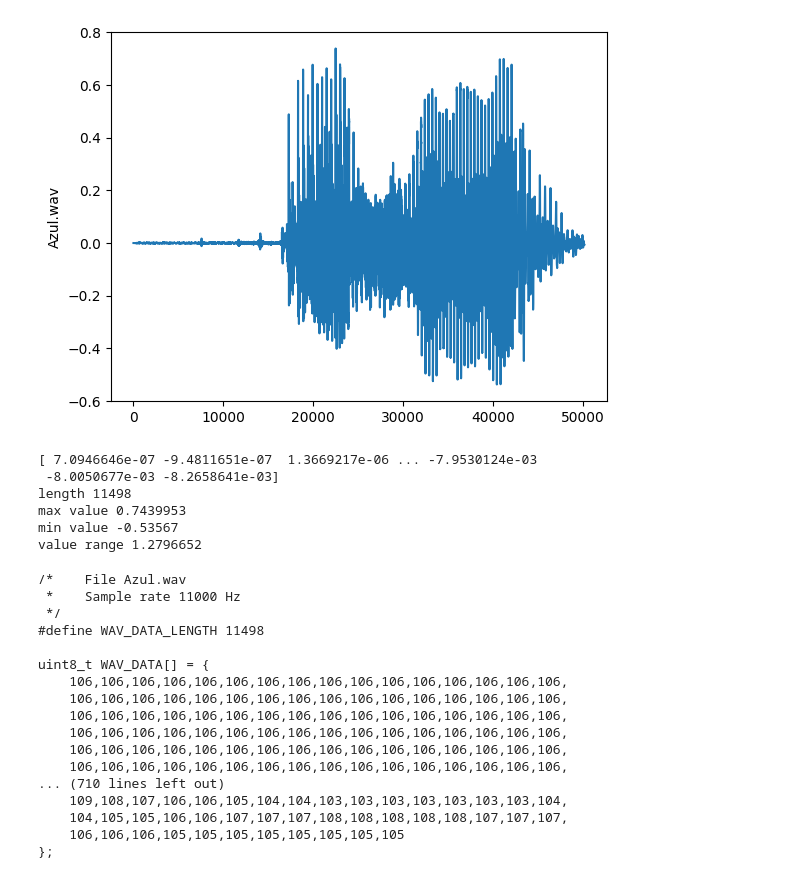
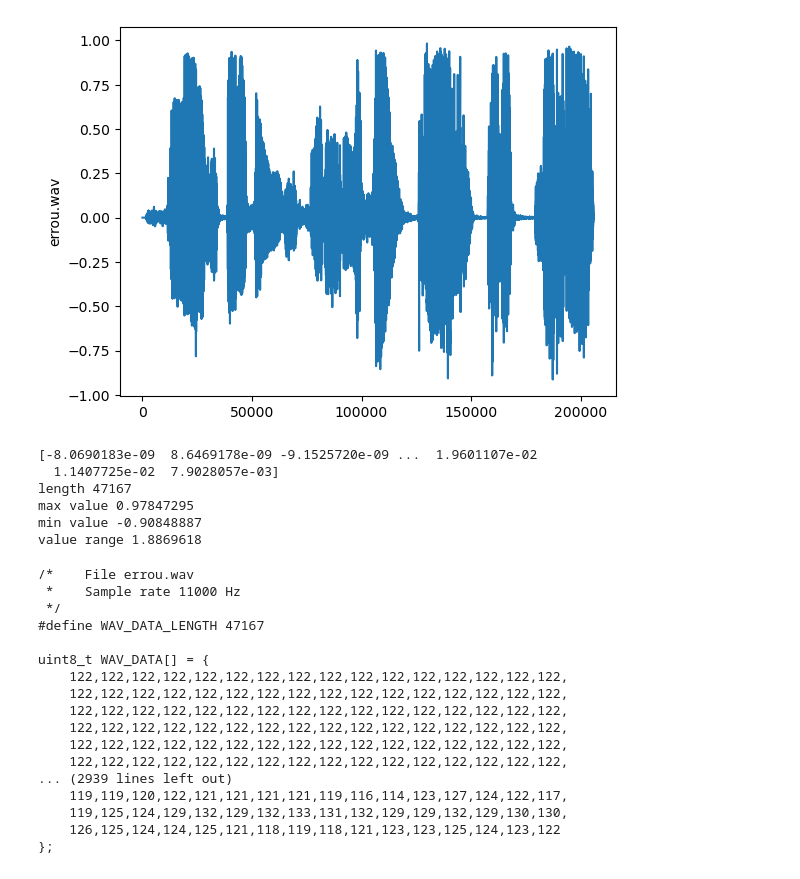
Before and after one commit to insper-classroom/26a-emb-aps-1-dragonball, a Jupyter notebook: Raspberry Pi Pico PWM Wave File Converter.ipynb, the cells around one changed output. Cells and saved outputs as stored; diff of their text form; code cells hidden in the pictures.

```diff
--- a/Raspberry Pi Pico PWM Wave File Converter.ipynb
+++ b/Raspberry Pi Pico PWM Wave File Converter.ipynb
@@ -1,17 +1,17 @@
 # %%
 import soundfile as sf
 import matplotlib.pyplot as plt
 
-soundfile = 'Azul.wav'
+soundfile = 'errou.wav'
 data_in, datasamplerate = sf.read(soundfile)
 # This means stereo so extract one channel 0
 if len(data_in.shape)>1:
     data_in = data_in[:,0]
 plt.plot(data_in)
 plt.ylabel(soundfile)
 plt.show()
 # %% [output]
-[figure, old version]
+[figure, new version]
 # %%
 import samplerate
 converter = 'sinc_best'  # or 'sinc_fastest', ...
@@ -27,12 +27,12 @@ print("min value", min(data_out))
 vrange = (maxValue - minValue)
 print("value range", vrange)
 # %% [output]
-[ 7.0946646e-07 -9.4811651e-07  1.3669217e-06 ... -7.9530124e-03
- -8.0050677e-03 -8.2658641e-03]
-length 11498
-max value 0.7439953
-min value -0.53567
-value range 1.2796652
+[-8.0690183e-09  8.6469178e-09 -9.1525720e-09 ...  1.9601107e-02
+  1.1407725e-02  7.9028057e-03]
+length 47167
+max value 0.97847295
+min value -0.90848887
+value range 1.8869618
 # %%
 m68code = "/*    File "+soundfile+ "\r\n *    Sample rate "+str(int(desired_sample_rate)) +" Hz\r\n */\r\n"
 m68code += "#define WAV_DATA_LENGTH "+str(len(data_out))+" \r\n\r\n"
@@ -64,20 +64,20 @@ end_value = int( (firstvalue + lastvalue) / 2)
 m68code+=str(end_value)+'    \r\n};'
 print(m68code)
 # %% [output]
-/*    File Azul.wav
+/*    File errou.wav
  *    Sample rate 11000 Hz
  */
-#define WAV_DATA_LENGTH 11498
+#define WAV_DATA_LENGTH 47167
 
 uint8_t WAV_DATA[] = {
-    106,106,106,106,106,106,106,106,106,106,106,106,106,106,106,106,
-    106,106,106,106,106,106,106,106,106,106,106,106,106,106,106,106,
-    106,106,106,106,106,106,106,106,106,106,106,106,106,106,106,106,
-    106,106,106,106,106,106,106,106,106,106,106,106,106,106,106,106,
-    106,106,106,106,106,106,106,106,106,106,106,106,106,106,106,106,
-    106,106,106,106,106,106,106,106,106,106,106,106,106,106,106,106,
-... (710 lines left out)
-    109,108,107,106,106,105,104,104,103,103,103,103,103,103,103,104,
-    104,105,105,106,106,107,107,107,108,108,108,108,108,107,107,107,
-    106,106,106,105,105,105,105,105,105,105,105
+    122,122,122,122,122,122,122,122,122,122,122,122,122,122,122,122,
+    122,122,122,122,122,122,122,122,122,122,122,122,122,122,122,122,
+    122,122,122,122,122,122,122,122,122,122,122,122,122,122,122,122,
+    122,122,122,122,122,122,122,122,122,122,122,122,122,122,122,122,
+    122,122,122,122,122,122,122,122,122,122,122,122,122,122,122,122,
+    122,122,122,122,122,122,122,122,122,122,122,122,122,122,122,122,
+... (2939 lines left out)
+    119,119,120,122,121,121,121,121,119,116,114,123,127,124,122,117,
+    119,125,124,129,132,129,132,133,131,132,129,129,132,129,130,130,
+    126,125,124,124,125,121,118,119,118,121,123,123,125,124,123,122
 };
```
Also changed, not shown: 4 other files.
